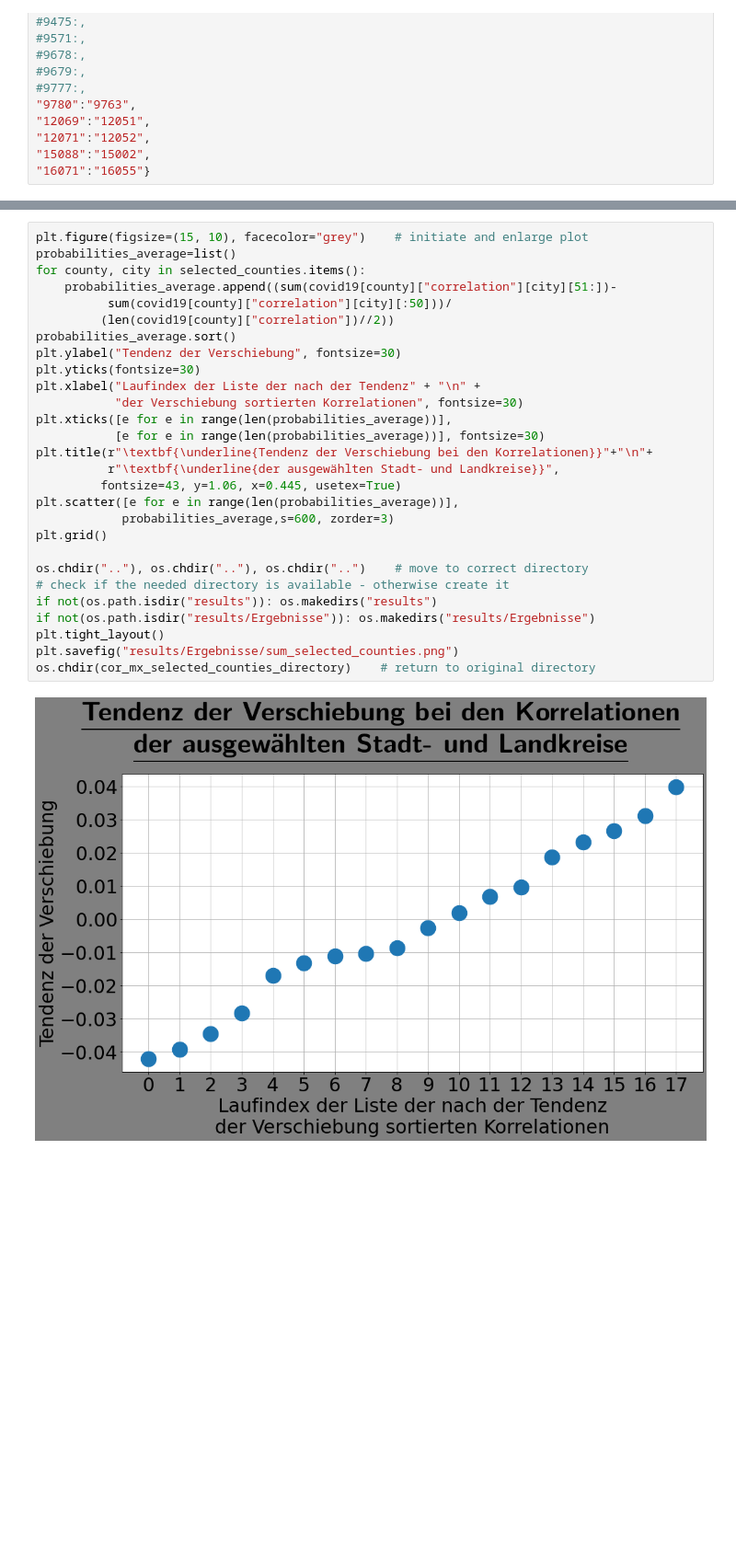
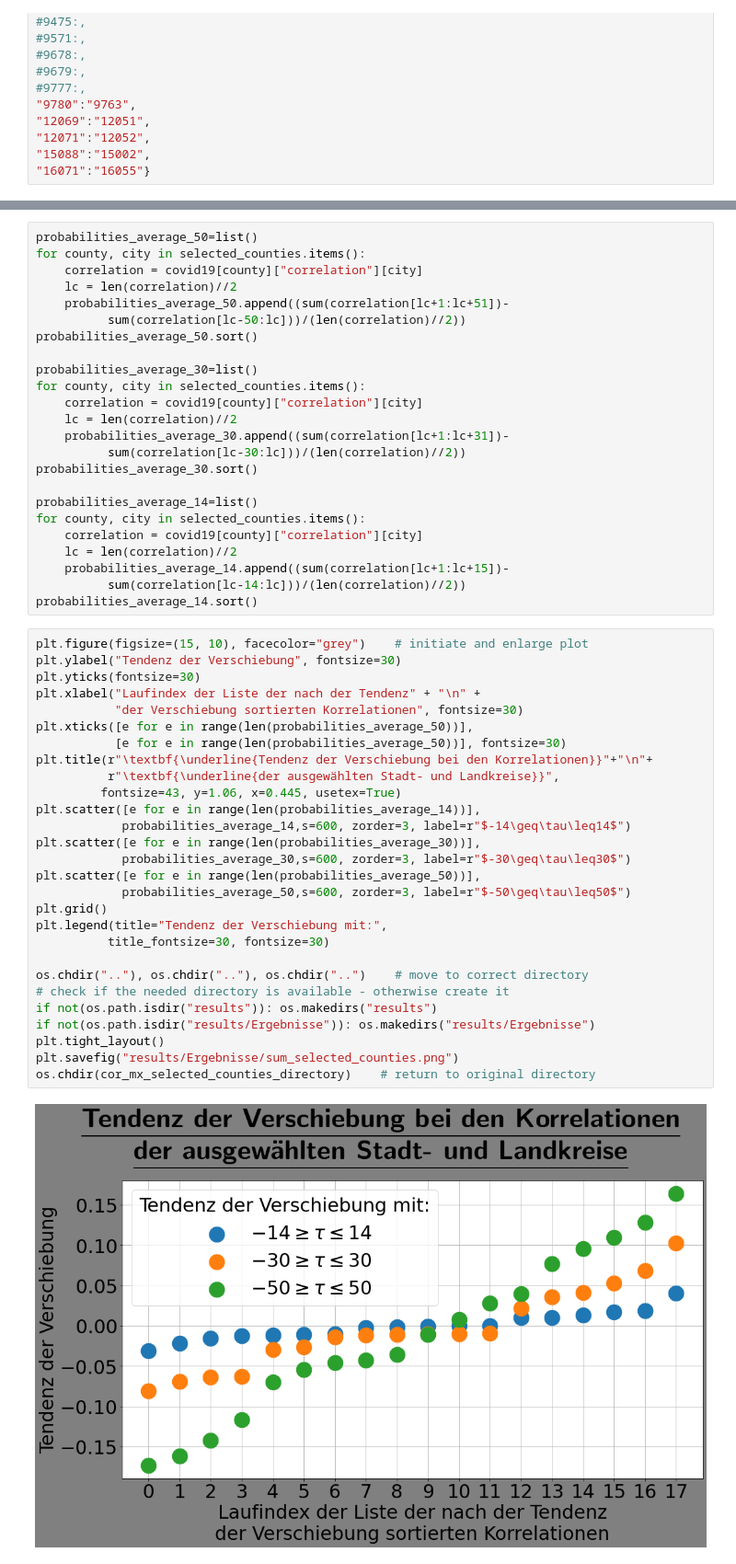
Before and after one commit to leanderbuerkin/Bachelorarbeit, a Jupyter notebook: programms/investigate_and_plot/correlation_analyses/population_density_of_selected_counties.ipynb, the cells around one changed output, grey strips where cells are left out. Shown at 92% size. Saved outputs shown, nothing was run; the diff lists cells and outputs as text; blank space fills up the shorter version.

```diff
--- a/programms/investigate_and_plot/correlation_analyses/population_density_of_selected_counties.ipynb
+++ b/programms/investigate_and_plot/correlation_analyses/population_density_of_selected_counties.ipynb
@@ -205,31 +214,55 @@ os.chdir(cor_mx_selected_counties_directory)    # return to original directory
 [figure]
+# %%
+probabilities_average_50=list()
+for county, city in selected_counties.items():
+    correlation = covid19[county]["correlation"][city]
+    lc = len(correlation)//2
+    probabilities_average_50.append((sum(correlation[lc+1:lc+51])-
+          sum(correlation[lc-50:lc]))/(len(correlation)//2))
+probabilities_average_50.sort()
+
+probabilities_average_30=list()
+for county, city in selected_counties.items():
+    correlation = covid19[county]["correlation"][city]
+    lc = len(correlation)//2
+    probabilities_average_30.append((sum(correlation[lc+1:lc+31])-
+          sum(correlation[lc-30:lc]))/(len(correlation)//2))
+probabilities_average_30.sort()
+
+probabilities_average_14=list()
+for county, city in selected_counties.items():
+    correlation = covid19[county]["correlation"][city]
+    lc = len(correlation)//2
+    probabilities_average_14.append((sum(correlation[lc+1:lc+15])-
+          sum(correlation[lc-14:lc]))/(len(correlation)//2))
+probabilities_average_14.sort()
 # %%
 plt.figure(figsize=(15, 10), facecolor="grey")    # initiate and enlarge plot
-probabilities_average=list()
-for county, city in selected_counties.items():
-    probabilities_average.append((sum(covid19[county]["correlation"][city][51:])-
-          sum(covid19[county]["correlation"][city][:50]))/
-         (len(covid19[county]["correlation"])//2))
-probabilities_average.sort()
 plt.ylabel("Tendenz der Verschiebung", fontsize=30)
 plt.yticks(fontsize=30)
 plt.xlabel("Laufindex der Liste der nach der Tendenz" + "\n" +
            "der Verschiebung sortierten Korrelationen", fontsize=30)
-plt.xticks([e for e in range(len(probabilities_average))],
-           [e for e in range(len(probabilities_average))], fontsize=30)
+plt.xticks([e for e in range(len(probabilities_average_50))],
+           [e for e in range(len(probabilities_average_50))], fontsize=30)
 plt.title(r"\textbf{\underline{Tendenz der Verschiebung bei den Korrelationen}}"+"\n"+
           r"\textbf{\underline{der ausgewählten Stadt- und Landkreise}}",
          fontsize=43, y=1.06, x=0.445, usetex=True)
-plt.scatter([e for e in range(len(probabilities_average))],
-            probabilities_average,s=600, zorder=3)
+plt.scatter([e for e in range(len(probabilities_average_14))],
+            probabilities_average_14,s=600, zorder=3, label=r"$-14\geq\tau\leq14$")
+plt.scatter([e for e in range(len(probabilities_average_30))],
+            probabilities_average_30,s=600, zorder=3, label=r"$-30\geq\tau\leq30$")
+plt.scatter([e for e in range(len(probabilities_average_50))],
+            probabilities_average_50,s=600, zorder=3, label=r"$-50\geq\tau\leq50$")
 plt.grid()
+plt.legend(title="Tendenz der Verschiebung mit:",
+          title_fontsize=30, fontsize=30)
 
 os.chdir(".."), os.chdir(".."), os.chdir("..")    # move to correct directory
 # check if the needed directory is available - otherwise create it
 if not(os.path.isdir("results")): os.makedirs("results")
 if not(os.path.isdir("results/Ergebnisse")): os.makedirs("results/Ergebnisse")
 plt.tight_layout()
 plt.savefig("results/Ergebnisse/sum_selected_counties.png")
 os.chdir(cor_mx_selected_counties_directory)    # return to original directory
 # %% [output]
-[figure, old version]
+[figure, new version]
```
Also changed, not shown: parts of 1 cell of this notebook, 6 other files.
